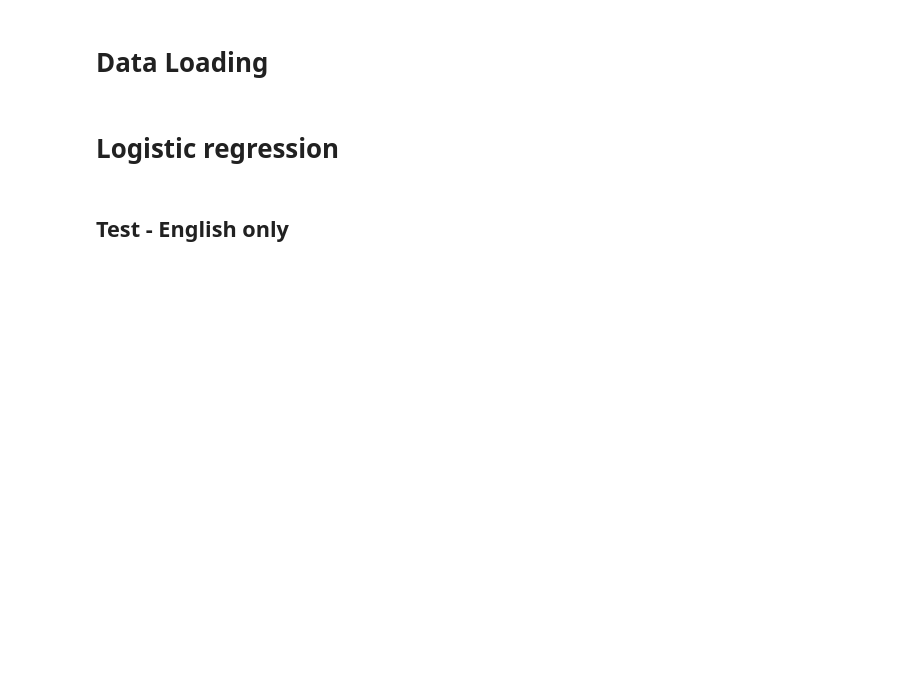
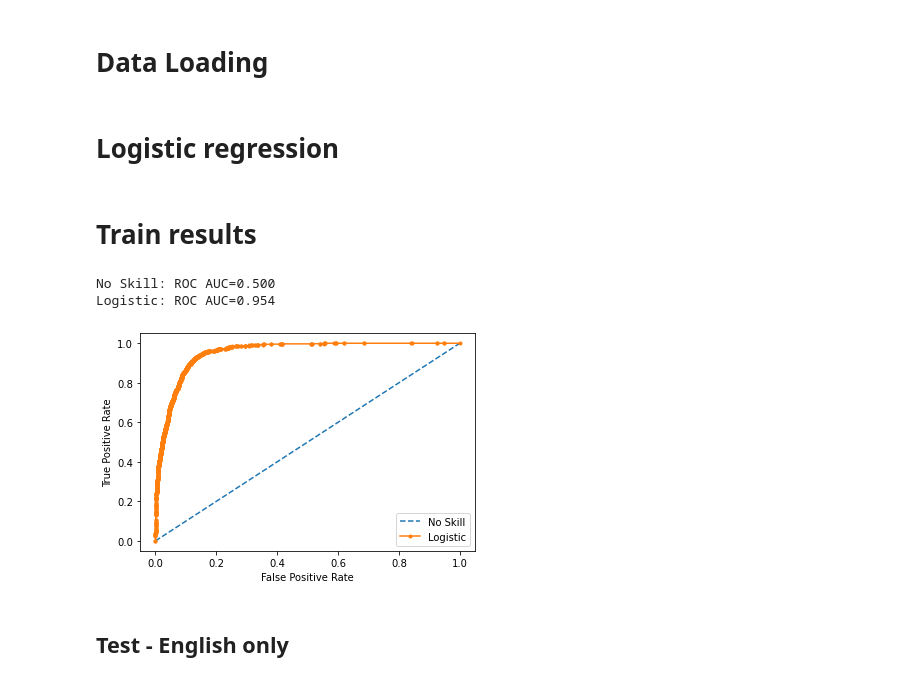
Before and after one commit to gald1017/jigsaw, a Jupyter notebook: translation_transformer_Helsinki_eng_to_es/Spanish_BERT/predict.ipynb, the cells around one changed output. Drawn from its saved outputs; the diff is of its cells as text; code cells hidden in the pictures; blank space fills up the shorter version.

```diff
--- a/translation_transformer_Helsinki_eng_to_es/Spanish_BERT/predict.ipynb
+++ b/translation_transformer_Helsinki_eng_to_es/Spanish_BERT/predict.ipynb
@@ -77,6 +77,14 @@ val_path = '../../data/val_es_toxic.csv'
 val_set = pd.read_csv(val_path)
 # %% [markdown]
 # Logistic regression
+# %% [markdown]
+# Train results
+# %%
+roc(y_train_eng, pipe.predict_proba(X_train_eng))
+# %% [output]
+No Skill: ROC AUC=0.500
+Logistic: ROC AUC=0.954
+[figure, added]
 # %% [markdown]
 ## Test - English only
 # %%
```
Also changed, not shown: 6 other files.
